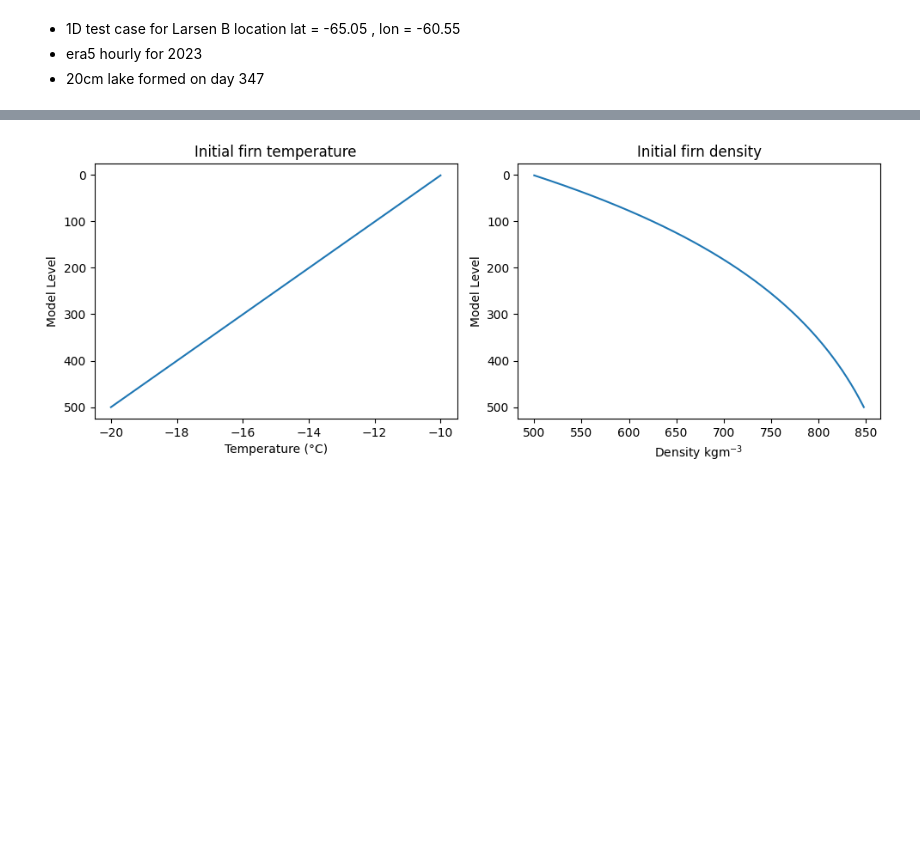
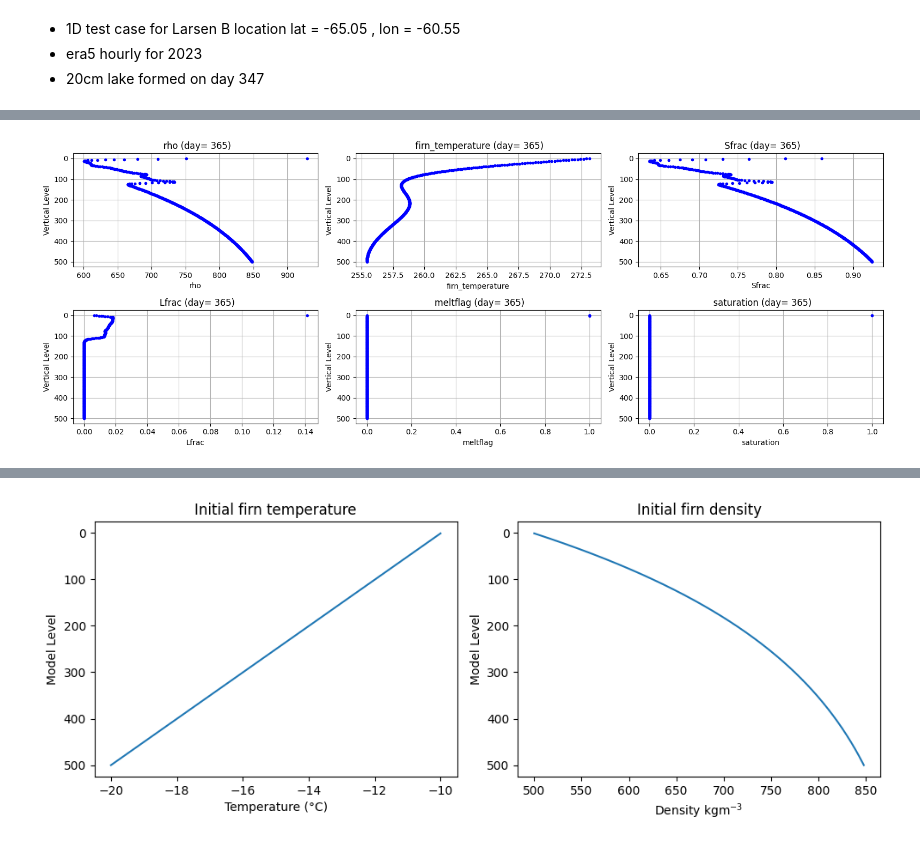
Before and after one commit to sarahshannon-uor/monarchs_jules, a Jupyter notebook: 1d_test_era5_2023.ipynb, the cells around one changed output, grey strips where cells are left out. Drawn from its saved outputs; the diff is of its cells as text; code cells hidden in the pictures; blank space fills up the shorter version.

```diff
--- a/1d_test_era5_2023.ipynb
+++ b/1d_test_era5_2023.ipynb
@@ -18,0 +126,12 @@ dump = nc.Dataset(dump_filepath, 'r')
+# %%
+# Print all constant values
+print_dump_const = False
+
+if print_dump_const:
+
+    print('Constant variables written to dump:')
+    for var in dump.variables:
+        dims = dump.variables[var].dimensions
+        if dims == ('x', 'y'):
+            value = dump.variables[var][0, 0]
+            print(f'{var:25s}: {value}')
@@ -18,0 +156,27 @@ dump = nc.Dataset(dump_filepath, 'r')
+# %%
+# --- plot vars that are a function of model level
+vars_to_plot = [var for var in dump.variables
+                if dump.variables[var].dimensions == ('x', 'y', 'vert_grid')][1:-1]
+
+fig, axes = plt.subplots(2, 3, figsize=(16, 6))
+axes = axes.flatten()
+
+for i, var in enumerate(vars_to_plot[:8]):
+    data = dump.variables[var][:]
+    profile = data[0, 0, :]
+    z = np.arange(len(profile))
+
+    ax = axes[i]
+    ax.plot(profile, z, 'b.')
+    ax.set_title(f' {var} (day= {n_days})')
+
+#    ax.set_title(var)
+    ax.set_xlabel(var)
+    ax.set_ylabel('Vertical Level')
+    ax.invert_yaxis()
+    ax.grid(True)
+
+plt.tight_layout()
+plt.show()
+# %% [output]
+[figure, added]
```
Also changed, not shown: parts of 11 cells of this notebook, 2 other files.
